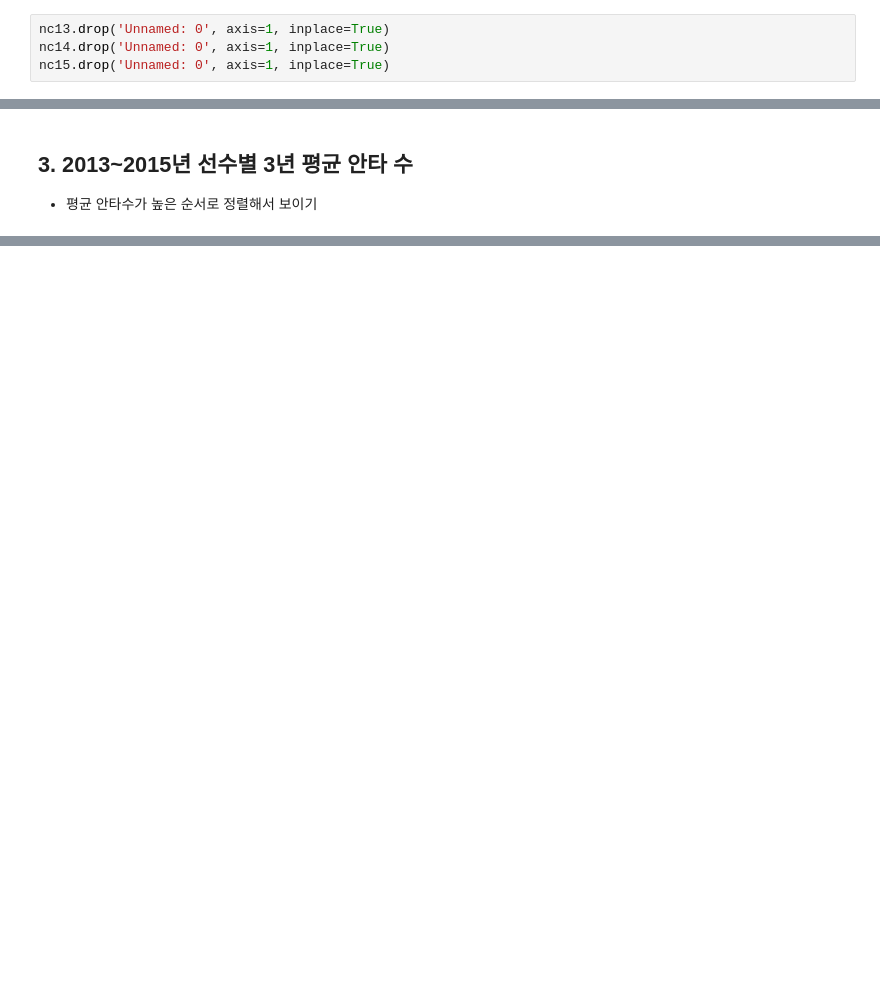
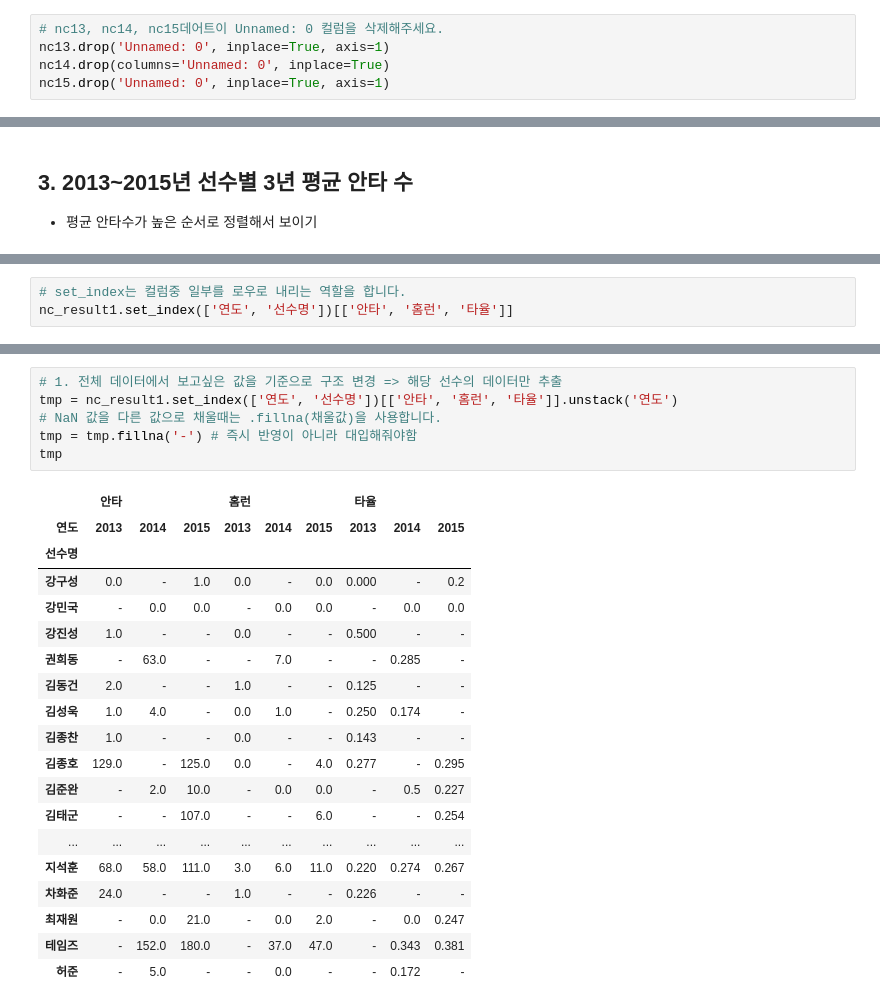
Before and after one commit to HeeMang28/python_basic, a Jupyter notebook: 팬더스/6. NC다이노스 선수 데이터 분석.ipynb, the cells around one changed output, grey strips where cells are left out. Drawn from its saved outputs; the diff is of its cells as text; blank space fills up the shorter version.

```diff
--- a/팬더스/6. NC다이노스 선수 데이터 분석.ipynb
+++ b/팬더스/6. NC다이노스 선수 데이터 분석.ipynb
@@ -54,9 +59,10 @@ nc15.tail(1)
 |  | Unnamed: 0 | 선수명 | 팀명 | 경기 | 타석 | 타수 | 안타 | 홈런 | 득점 | 타점 | 볼넷 | ... |
 | 19 | 19 | 김태진 | NC | 1 | 3 | 3 | 0 | 0 | 0 | 0 | 0 | ... |
 # %%
-nc13.drop('Unnamed: 0', axis=1, inplace=True)
-nc14.drop('Unnamed: 0', axis=1, inplace=True)
-nc15.drop('Unnamed: 0', axis=1, inplace=True)
+# nc13, nc14, nc15데어트이 Unnamed: 0 컬럼을 삭제해주세요.
+nc13.drop('Unnamed: 0', inplace=True, axis=1)
+nc14.drop(columns='Unnamed: 0', inplace=True)
+nc15.drop('Unnamed: 0', inplace=True, axis=1)
 # %% [markdown]
 #### 최종 데이터
 
@@ -222,0 +228,3 @@ nc_result1.groupby(['선수명'])[['안타']].mean().sort_values(by='안타', as
+# %%
+# set_index는 컬럼중 일부를 로우로 내리는 역할을 합니다.
+nc_result1.set_index(['연도', '선수명'])[['안타', '홈런', '타율']]
@@ -222,0 +250,26 @@ nc_result1.groupby(['선수명'])[['안타']].mean().sort_values(by='안타', as
+# %%
+# 1. 전체 데이터에서 보고싶은 값을 기준으로 구조 변경 => 해당 선수의 데이터만 추출
+tmp = nc_result1.set_index(['연도', '선수명'])[['안타', '홈런', '타율']].unstack('연도')
+# NaN 값을 다른 값으로 채울때는 .fillna(채울값)을 사용합니다.
+tmp = tmp.fillna('-') # 즉시 반영이 아니라 대입해줘야함
+tmp
+# %% [output]
+|  | 안타 |  |  | 홈런 |  |  | 타율 |  |  |
+| 연도 | 2013 | 2014 | 2015 | 2013 | 2014 | 2015 | 2013 | 2014 | 2015 |
+| 선수명 |  |  |  |  |  |  |  |  |  |
+| 강구성 | 0.0 | - | 1.0 | 0.0 | - | 0.0 | 0.000 | - | 0.2 |
+| 강민국 | - | 0.0 | 0.0 | - | 0.0 | 0.0 | - | 0.0 | 0.0 |
+| 강진성 | 1.0 | - | - | 0.0 | - | - | 0.500 | - | - |
+| 권희동 | - | 63.0 | - | - | 7.0 | - | - | 0.285 | - |
+| 김동건 | 2.0 | - | - | 1.0 | - | - | 0.125 | - | - |
+| 김성욱 | 1.0 | 4.0 | - | 0.0 | 1.0 | - | 0.250 | 0.174 | - |
+| 김종찬 | 1.0 | - | - | 0.0 | - | - | 0.143 | - | - |
+| 김종호 | 129.0 | - | 125.0 | 0.0 | - | 4.0 | 0.277 | - | 0.295 |
+| 김준완 | - | 2.0 | 10.0 | - | 0.0 | 0.0 | - | 0.5 | 0.227 |
+| 김태군 | - | - | 107.0 | - | - | 6.0 | - | - | 0.254 |
+| ... | ... | ... | ... | ... | ... | ... | ... | ... | ... |
+| 지석훈 | 68.0 | 58.0 | 111.0 | 3.0 | 6.0 | 11.0 | 0.220 | 0.274 | 0.267 |
+| 차화준 | 24.0 | - | - | 1.0 | - | - | 0.226 | - | - |
+| 최재원 | - | 0.0 | 21.0 | - | 0.0 | 2.0 | - | 0.0 | 0.247 |
+| 테임즈 | - | 152.0 | 180.0 | - | 37.0 | 47.0 | - | 0.343 | 0.381 |
+| 허준 | - | 5.0 | - | - | 0.0 | - | - | 0.172 | - |
```
Also changed, not shown: parts of 32 cells of this notebook.
